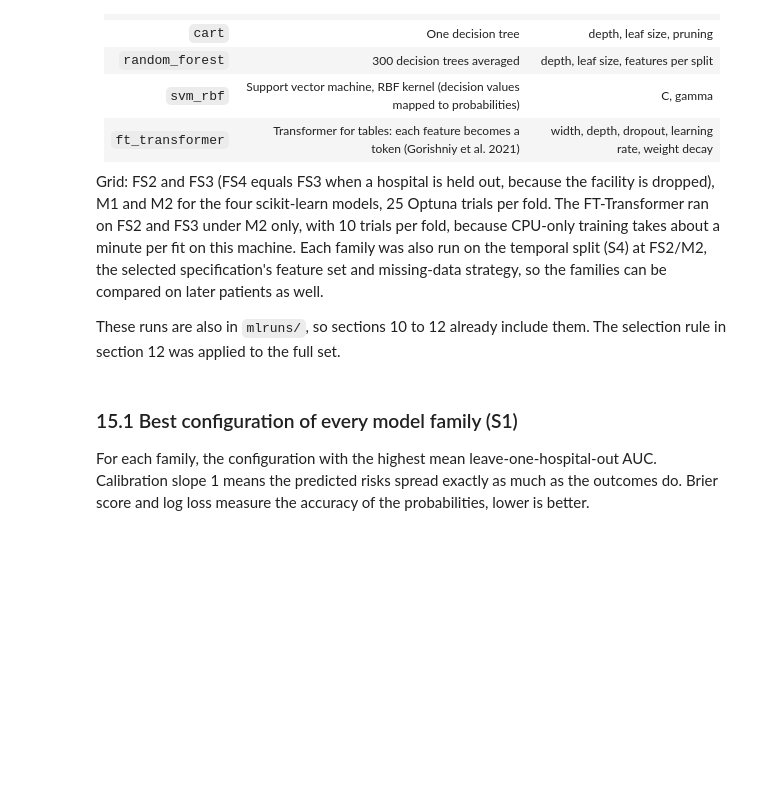
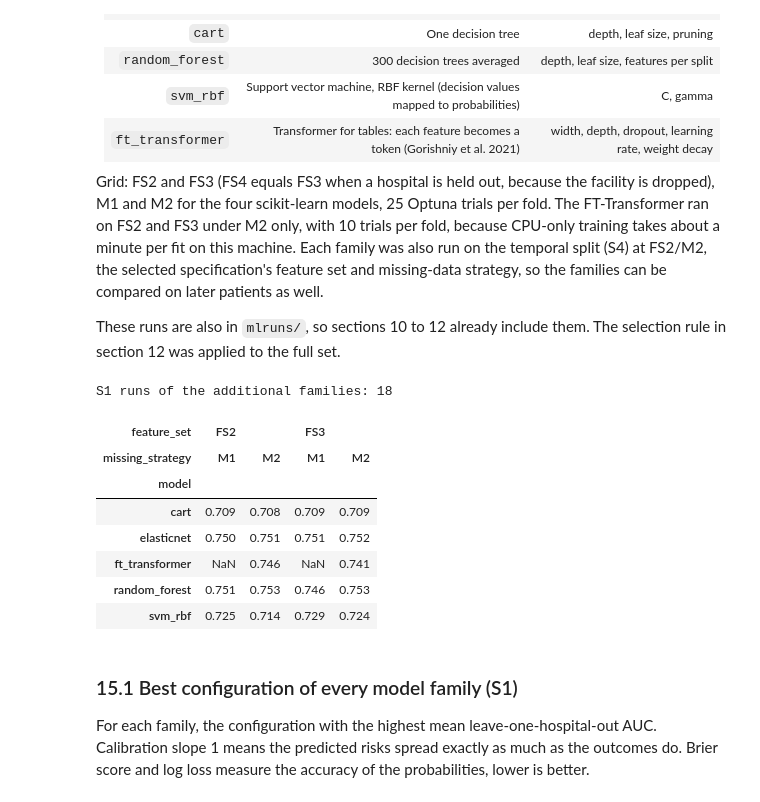
Before and after one commit to icyeza/robby, a Jupyter notebook: ML/notebooks/01_cesarean_readiness_pipeline.ipynb, the cells around one changed output. Cells and saved outputs as stored; diff of their text form; code cells hidden in the pictures; blank space fills up the shorter version.

```diff
--- a/ML/notebooks/01_cesarean_readiness_pipeline.ipynb
+++ b/ML/notebooks/01_cesarean_readiness_pipeline.ipynb
@@ -2183,26 +2188,39 @@ section 12 was applied to the full set.
 # %%
 EXTRA_MODELS = ("elasticnet", "cart", "random_forest", "svm_rbf", "ft_transformer")
 if MODE == "synthetic":
     # A tiny grid to exercise this section; the FT-Transformer is left out (slow on CPU).
     extra_grid = [
         ExperimentConfig(m, "FS1", "M1", split, "P_pred", SYNTHETIC_TRIALS, SEED, SYNTHETIC_BOOT)
         for m in EXTRA_MODELS[:-1]
         for split in ("S1", "S4")
     ]
     started = time.time()
     for extra_config in extra_grid:
         run_experiment(extra_config, data, ctx)
     print(f"{len(extra_grid)} synthetic configurations in {time.time() - started:.0f} s")
     runs = load_runs(TRACKING_URI)
 
 s1_all = runs[(runs["split"] == "S1") & (runs["population"] == "P_pred")].copy()
+# B1's leave-one-hospital-out AUC (section 14.2 reuses b1_auc for its S4 value).
+b1_s1 = s1_all.loc[s1_all["model"] == "B1", "mean_auc"]
+b1_s1_auc = float(b1_s1.iloc[0]) if len(b1_s1) else None
 extra_runs = s1_all[s1_all["model"].isin(EXTRA_MODELS)]
 print(f"S1 runs of the additional families: {len(extra_runs)}")
 display(
     extra_runs.pivot_table(
         index="model", columns=["feature_set", "missing_strategy"], values="mean_auc"
     ).round(3)
 )
+# %% [output]
+S1 runs of the additional families: 18
+| feature_set | FS2 |  | FS3 |  |
+| missing_strategy | M1 | M2 | M1 | M2 |
+| model |  |  |  |  |
+| cart | 0.709 | 0.708 | 0.709 | 0.709 |
+| elasticnet | 0.750 | 0.751 | 0.751 | 0.752 |
+| ft_transformer | NaN | 0.746 | NaN | 0.741 |
+| random_forest | 0.751 | 0.753 | 0.746 | 0.753 |
+| svm_rbf | 0.725 | 0.714 | 0.729 | 0.724 |
 # %% [markdown]
 ### 15.1 Best configuration of every model family (S1)
 
```
Also changed, not shown: parts of 13 cells of this notebook.
